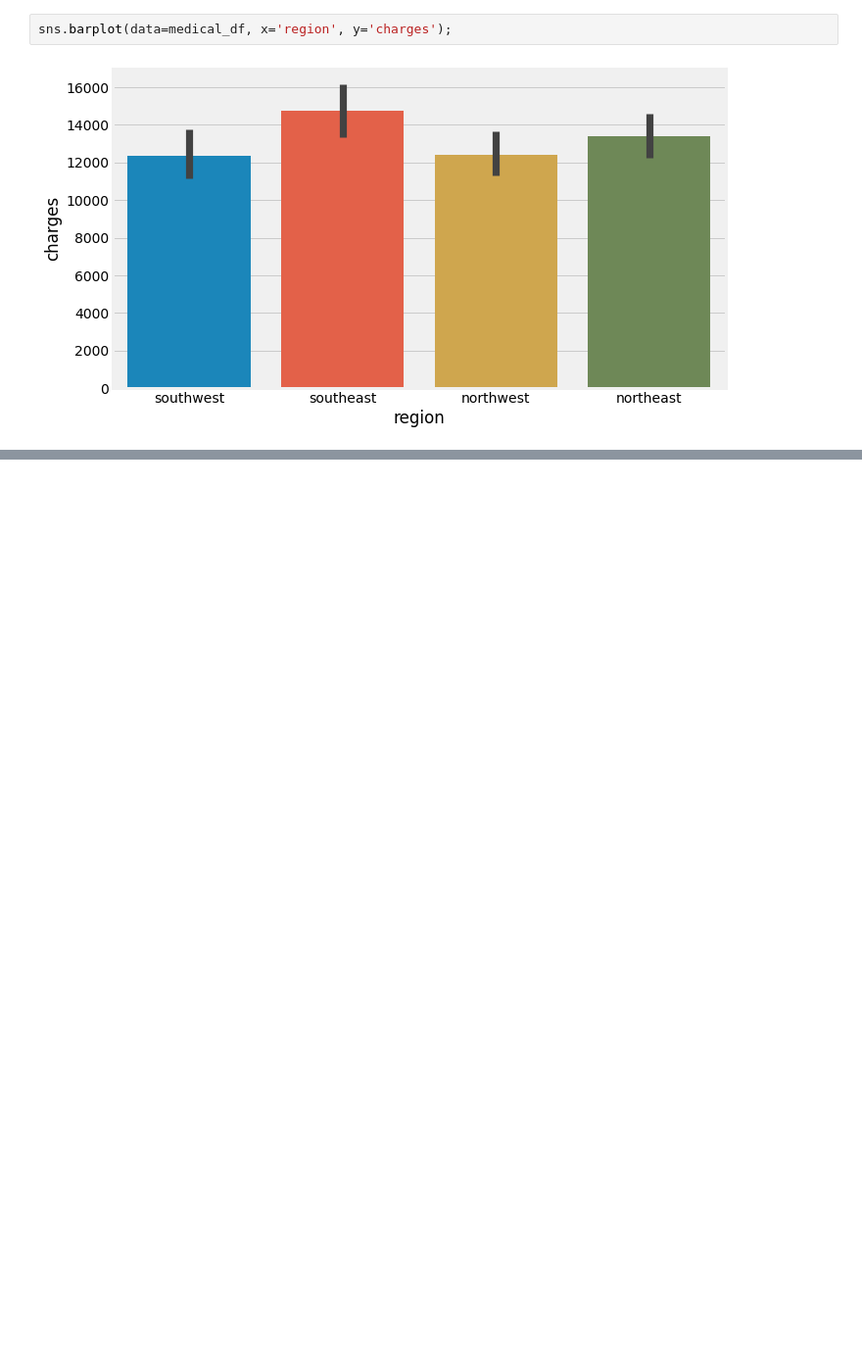
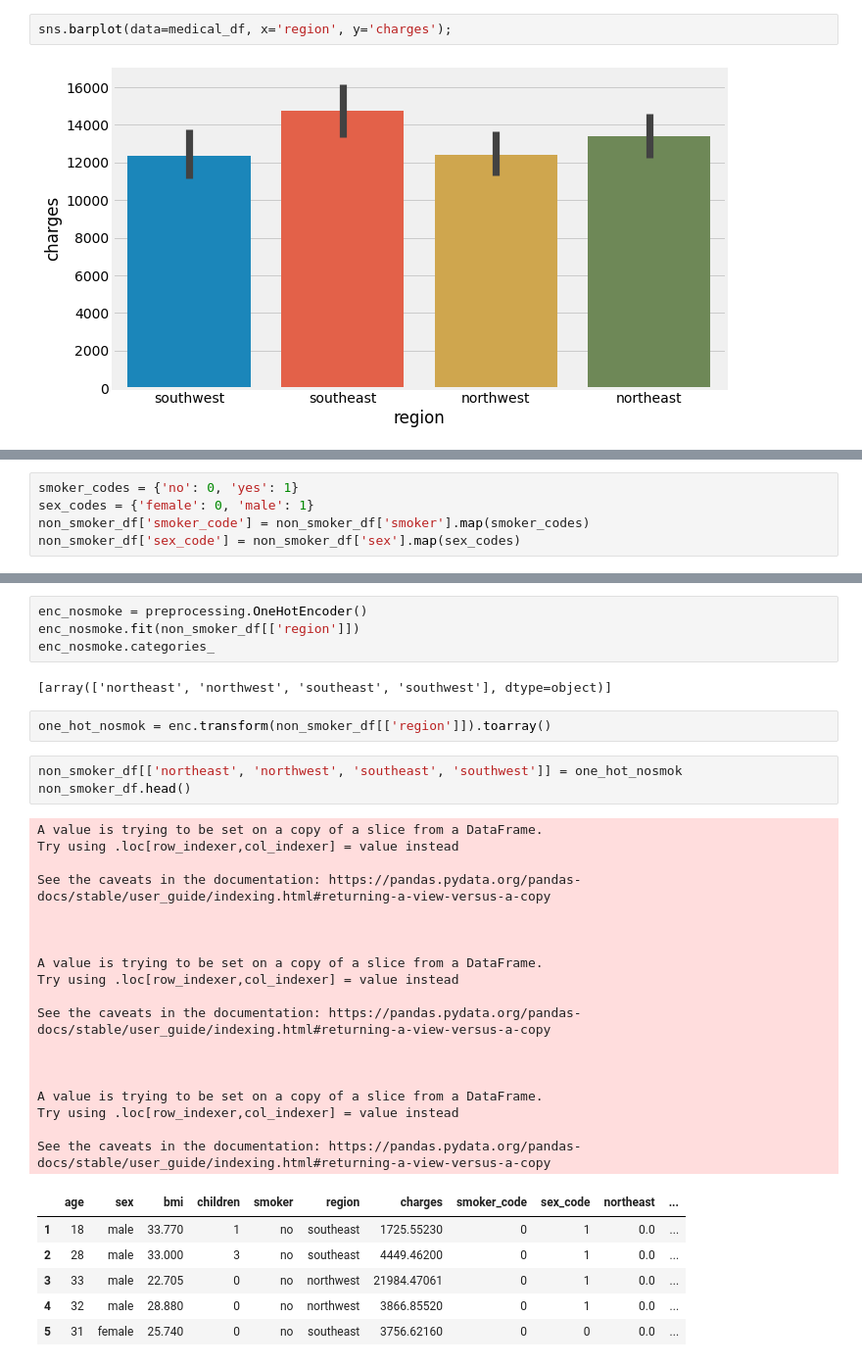
Before and after one commit to dajebbar/Predicting-Medical-Expenses-using-Linear-Regression, a Jupyter notebook: Linear_Regression.ipynb, the cells around one changed output, grey strips where cells are left out. Shown at 98% size. Drawn from its saved outputs; the diff is of its cells as text; blank space fills up the shorter version.

```diff
--- a/Linear_Regression.ipynb
+++ b/Linear_Regression.ipynb
@@ -938,0 +1001,5 @@ sns.barplot(data=medical_df, x='region', y='charges');
+# %%
+smoker_codes = {'no': 0, 'yes': 1}
+sex_codes = {'female': 0, 'male': 1}
+non_smoker_df['smoker_code'] = non_smoker_df['smoker'].map(smoker_codes)
+non_smoker_df['sex_code'] = non_smoker_df['sex'].map(sex_codes)
@@ -938,0 +1027,36 @@ sns.barplot(data=medical_df, x='region', y='charges');
+# %%
+enc_nosmoke = preprocessing.OneHotEncoder()
+enc_nosmoke.fit(non_smoker_df[['region']])
+enc_nosmoke.categories_
+# %% [output]
+[array(['northeast', 'northwest', 'southeast', 'southwest'], dtype=object)]
+# %%
+one_hot_nosmok = enc.transform(non_smoker_df[['region']]).toarray()
+# %%
+non_smoker_df[['northeast', 'northwest', 'southeast', 'southwest']] = one_hot_nosmok
+non_smoker_df.head()
+# %% [output]
+A value is trying to be set on a copy of a slice from a DataFrame.
+Try using .loc[row_indexer,col_indexer] = value instead
+
+See the caveats in the documentation: https://pandas.pydata.org/pandas-docs/stable/user_guide/indexing.html#returning-a-view-versus-a-copy
+
+
+
+A value is trying to be set on a copy of a slice from a DataFrame.
+Try using .loc[row_indexer,col_indexer] = value instead
+
+See the caveats in the documentation: https://pandas.pydata.org/pandas-docs/stable/user_guide/indexing.html#returning-a-view-versus-a-copy
+
+
+
+A value is trying to be set on a copy of a slice from a DataFrame.
+Try using .loc[row_indexer,col_indexer] = value instead
+
+See the caveats in the documentation: https://pandas.pydata.org/pandas-docs/stable/user_guide/indexing.html#returning-a-view-versus-a-copy
+|  | age | sex | bmi | children | smoker | region | charges | smoker_code | sex_code | northeast | ... |
+| 1 | 18 | male | 33.770 | 1 | no | southeast | 1725.55230 | 0 | 1 | 0.0 | ... |
+| 2 | 28 | male | 33.000 | 3 | no | southeast | 4449.46200 | 0 | 1 | 0.0 | ... |
+| 3 | 33 | male | 22.705 | 0 | no | northwest | 21984.47061 | 0 | 1 | 0.0 | ... |
+| 4 | 32 | male | 28.880 | 0 | no | northwest | 3866.85520 | 0 | 1 | 0.0 | ... |
+| 5 | 31 | female | 25.740 | 0 | no | southeast | 3756.62160 | 0 | 0 | 0.0 | ... |
```
Also changed, not shown: parts of 41 cells of this notebook.
